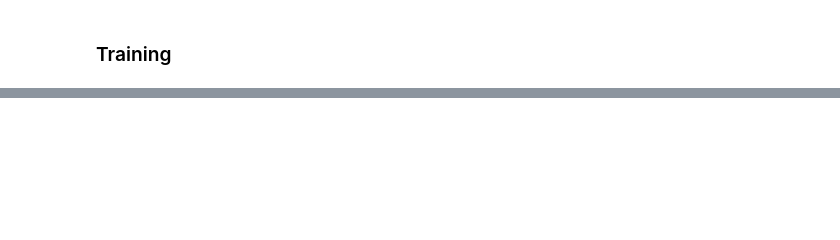
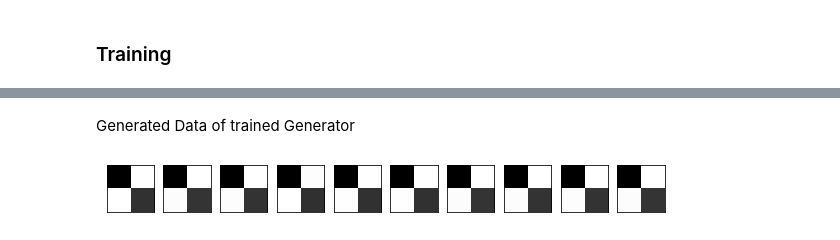
Before and after one commit to thomd/on-machine-learning, a Jupyter notebook: gan.ipynb, the cells around one changed output, grey strips where cells are left out. Cells and saved outputs as stored; diff of their text form; code cells hidden in the pictures; blank space fills up the shorter version.

```diff
--- a/gan.ipynb
+++ b/gan.ipynb
@@ -224,0 +245,7 @@ plt.show()
+# %% [markdown]
+Generated Data of trained Generator
+# %%
+generated_data = [sigmoid(np.random.rand() * G.weights + G.biases) for i in range(10)]
+mlplot.plot_gan_samples(generated_data, 1, 10);
+# %% [output]
+[figure, added]
```
Also changed, not shown: parts of 8 cells of this notebook, 2 other files.
